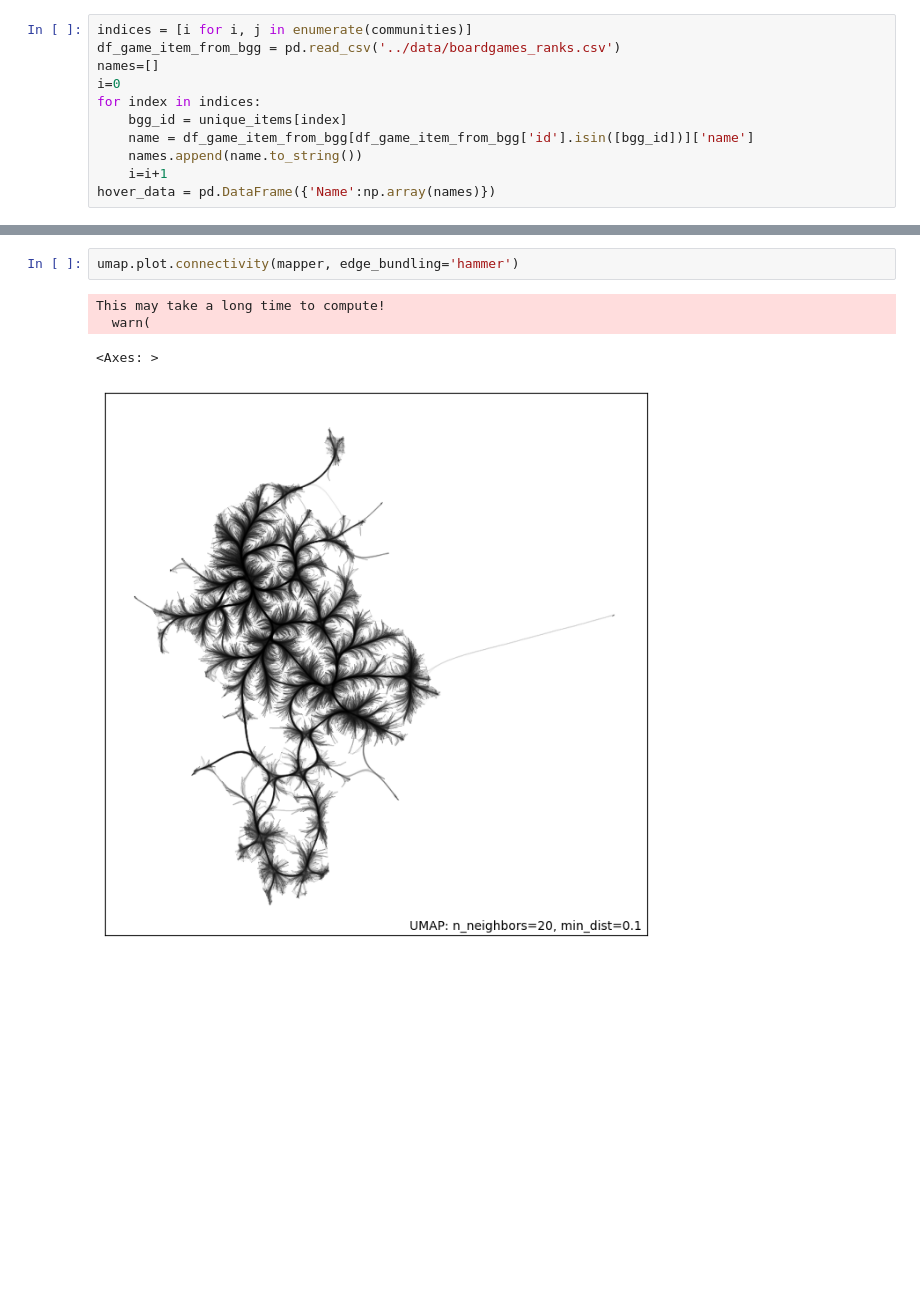
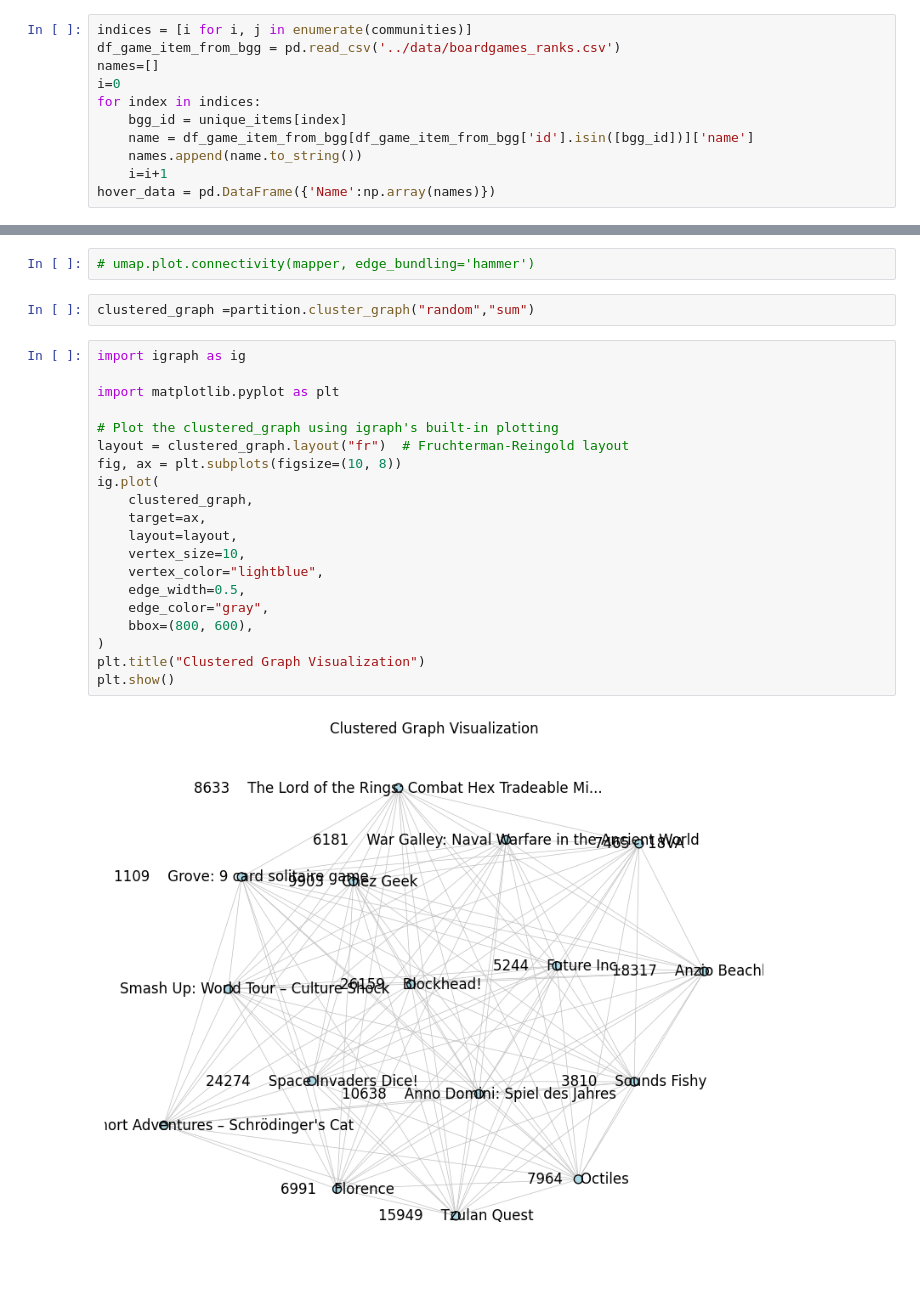
Before and after one commit to Toucan4Life/python-bgg, a Jupyter notebook: notebooks/analyse data bipartite networkx.ipynb, the cells around one changed output, grey strips where cells are left out. Drawn from its saved outputs; the diff is of its cells as text; blank space fills up the shorter version.

```diff
--- a/notebooks/analyse data bipartite networkx.ipynb
+++ b/notebooks/analyse data bipartite networkx.ipynb
@@ -256,9 +280,28 @@ BokehDeprecationWarning: 'circle() method with size value' was deprecated in Bok
 [interactive output not drawn]
 [interactive output not drawn]
 # %%
-umap.plot.connectivity(mapper, edge_bundling='hammer')
+# umap.plot.connectivity(mapper, edge_bundling='hammer')
-# %% [output]
-This may take a long time to compute!
-  warn(
-<Axes: >
-[figure, removed]
+# %%
+clustered_graph =partition.cluster_graph("random","sum")
+# %%
+import igraph as ig
+
+import matplotlib.pyplot as plt
+
+# Plot the clustered_graph using igraph's built-in plotting
+layout = clustered_graph.layout("fr")  # Fruchterman-Reingold layout
+fig, ax = plt.subplots(figsize=(10, 8))
+ig.plot(
+    clustered_graph,
+    target=ax,
+    layout=layout,
+    vertex_size=10,
+    vertex_color="lightblue",
+    edge_width=0.5,
+    edge_color="gray",
+    bbox=(800, 600),
+)
+plt.title("Clustered Graph Visualization")
+plt.show()
+# %% [output]
+[figure, added]
```
Also changed, not shown: parts of 12 cells of this notebook, 1 other file.
